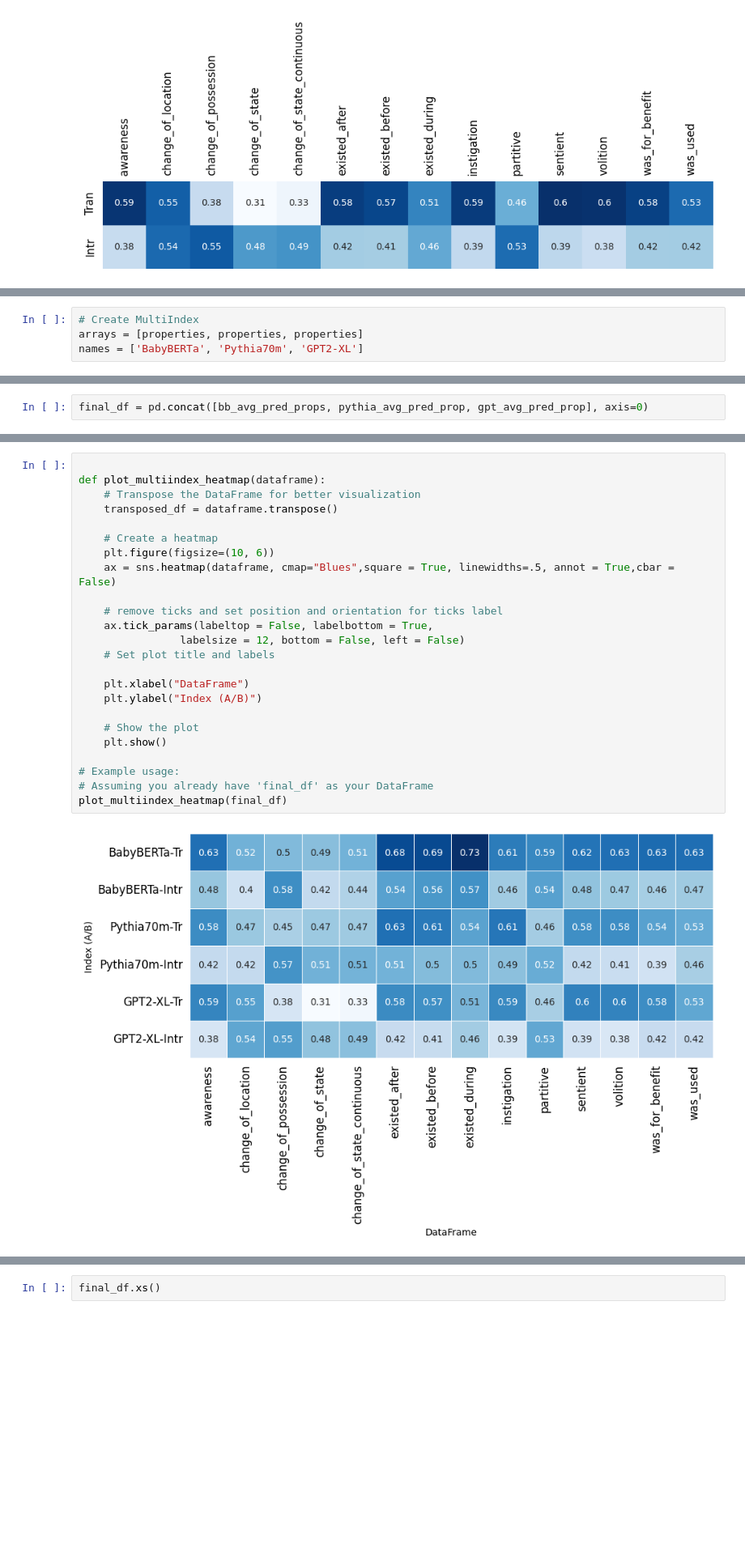
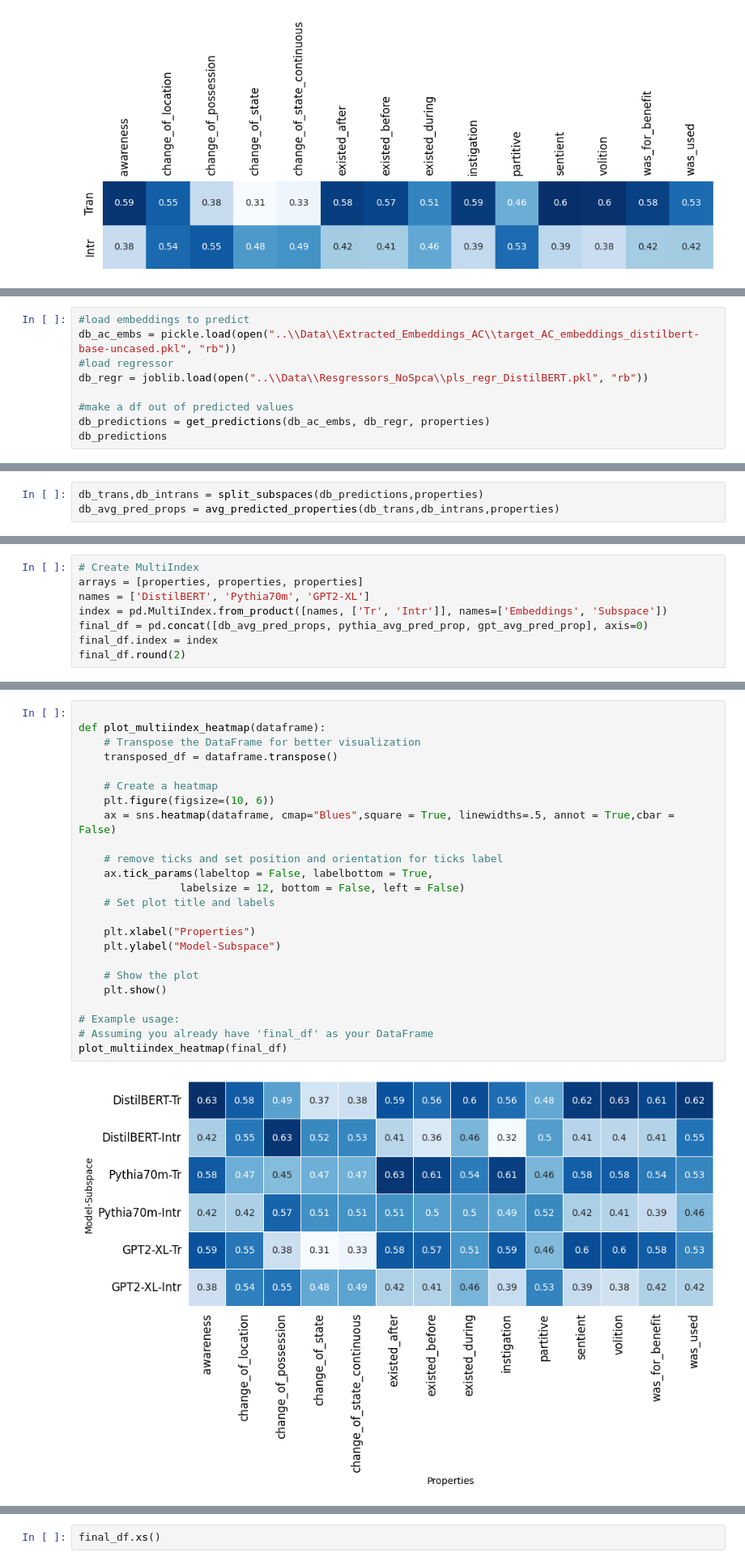
Before and after one commit to aittam9/PaperLeL, a Jupyter notebook: Code/Anticausative_Predictions.ipynb, the cells around one changed output, grey strips where cells are left out. Shown at 81% size. Cells and saved outputs as stored; diff of their text form; blank space fills up the shorter version.

```diff
--- a/Code/Anticausative_Predictions.ipynb
+++ b/Code/Anticausative_Predictions.ipynb
@@ -203,0 +183,9 @@ ValueError: Length mismatch: Expected axis has 42 elements, new values have 6 el
+# %%
+#load embeddings to predict
+db_ac_embs = pickle.load(open("..\\Data\\Extracted_Embeddings_AC\\target_AC_embeddings_distilbert-base-uncased.pkl", "rb"))
+#load regressor
+db_regr = joblib.load(open("..\\Data\\Resgressors_NoSpca\\pls_regr_DistilBERT.pkl", "rb"))
+
+#make a df out of predicted values
+db_predictions = get_predictions(db_ac_embs, db_regr, properties)
+db_predictions
@@ -203,0 +214,3 @@ ValueError: Length mismatch: Expected axis has 42 elements, new values have 6 el
+# %%
+db_trans,db_intrans = split_subspaces(db_predictions,properties)
+db_avg_pred_props = avg_predicted_properties(db_trans,db_intrans,properties)
@@ -204,4 +221,8 @@ ValueError: Length mismatch: Expected axis has 42 elements, new values have 6 el
 # %%
 # Create MultiIndex
 arrays = [properties, properties, properties]
-names = ['BabyBERTa', 'Pythia70m', 'GPT2-XL']
+names = ['DistilBERT', 'Pythia70m', 'GPT2-XL']
+index = pd.MultiIndex.from_product([names, ['Tr', 'Intr']], names=['Embeddings', 'Subspace'])
+final_df = pd.concat([db_avg_pred_props, pythia_avg_pred_prop, gpt_avg_pred_prop], axis=0)
+final_df.index = index
+final_df.round(2)
@@ -210,2 +237,0 @@ index = pd.MultiIndex.from_product([names, ['Tr', 'Intr']], names=['Embeddings',
-# %%
-final_df = pd.concat([bb_avg_pred_props, pythia_avg_pred_prop, gpt_avg_pred_prop], axis=0)
@@ -242,29 +259,29 @@ plt.show()
 # %%
 
 def plot_multiindex_heatmap(dataframe):
     # Transpose the DataFrame for better visualization
     transposed_df = dataframe.transpose()
 
     # Create a heatmap
     plt.figure(figsize=(10, 6))
     ax = sns.heatmap(dataframe, cmap="Blues",square = True, linewidths=.5, annot = True,cbar = False)
 
     # remove ticks and set position and orientation for ticks label
     ax.tick_params(labeltop = False, labelbottom = True,
                 labelsize = 12, bottom = False, left = False)
     # Set plot title and labels
 
-    plt.xlabel("DataFrame")
-    plt.ylabel("Index (A/B)")
+    plt.xlabel("Properties")
+    plt.ylabel("Model-Subspace")
 
     # Show the plot
     plt.show()
 
 # Example usage:
 # Assuming you already have 'final_df' as your DataFrame
 plot_multiindex_heatmap(final_df)
 # %% [output]
-[figure, old version]
+[figure, new version]
 # %%
 f, a = plt.subplots(3,1)
 df.xs('A').plot(kind='bar',ax=a[0])
```
Also changed, not shown: parts of 13 cells of this notebook, 23 other files.
